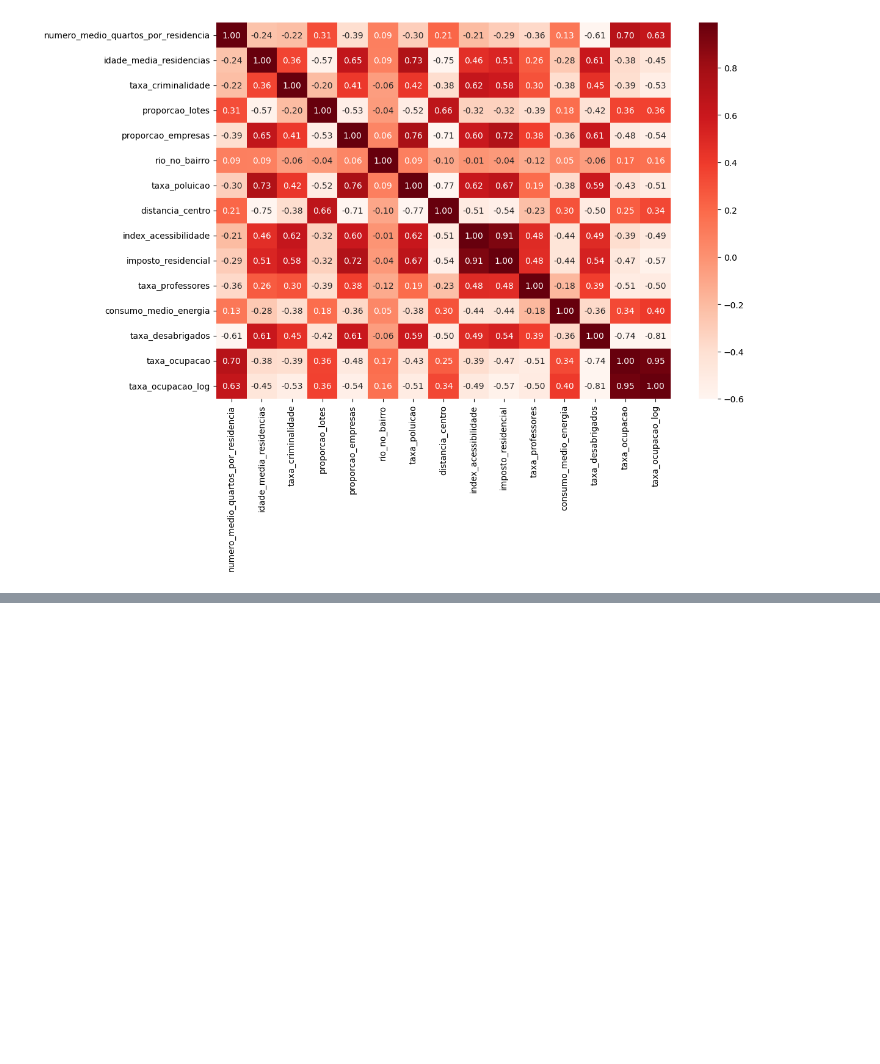
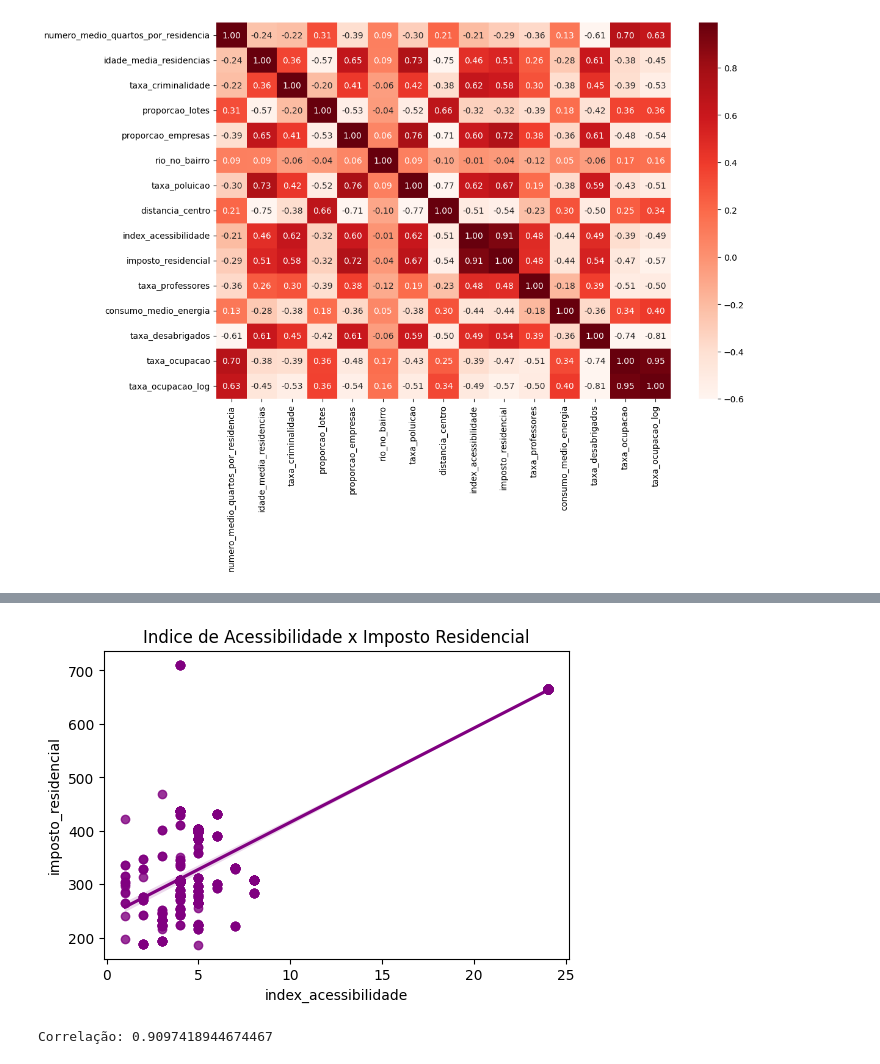
Before and after one commit to prisciladalepiane/machine-learning, a Jupyter notebook: 02-mat-est-aplicada/07-ocupacao-imoveis.ipynb, the cells around one changed output, grey strips where cells are left out. Cells and saved outputs as stored; diff of their text form; code cells hidden in the pictures; blank space fills up the shorter version.

```diff
--- a/02-mat-est-aplicada/07-ocupacao-imoveis.ipynb
+++ b/02-mat-est-aplicada/07-ocupacao-imoveis.ipynb
@@ -178,0 +253,13 @@ plt.show()
+# %%
+# Scatter Plot 3
+plt.figure(figsize = (6, 4))
+sns.regplot(x = 'index_acessibilidade', y = 'imposto_residencial', data = dados, color = 'purple')
+plt.title('Indice de Acessibilidade x Imposto Residencial')
+plt.show()
+# %% [output]
+[figure, added]
+# %%
+correlacao = pearsonr(dados['index_acessibilidade'], dados['imposto_residencial'])
+print(f'Correlação: {correlacao[0]}')
+# %% [output]
+Correlação: 0.9097418944674467
```
Also changed, not shown: parts of 17 cells of this notebook.
